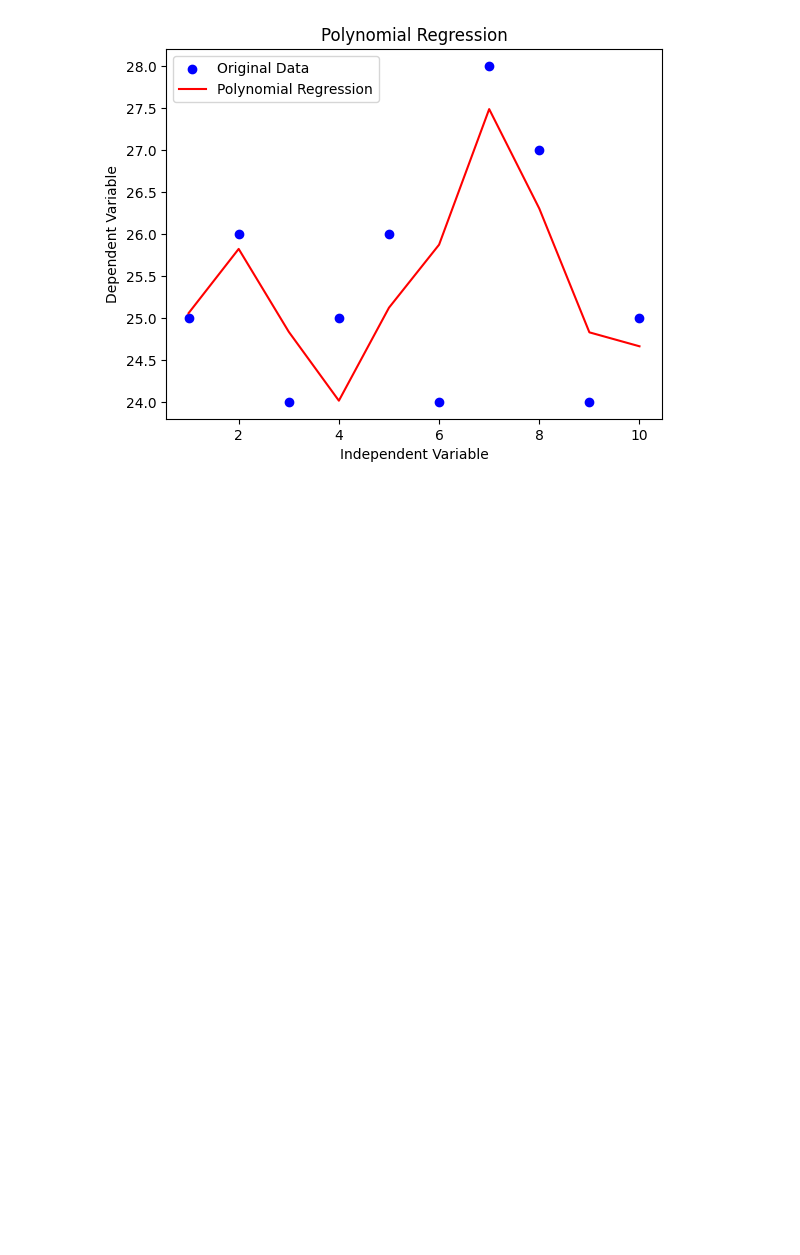
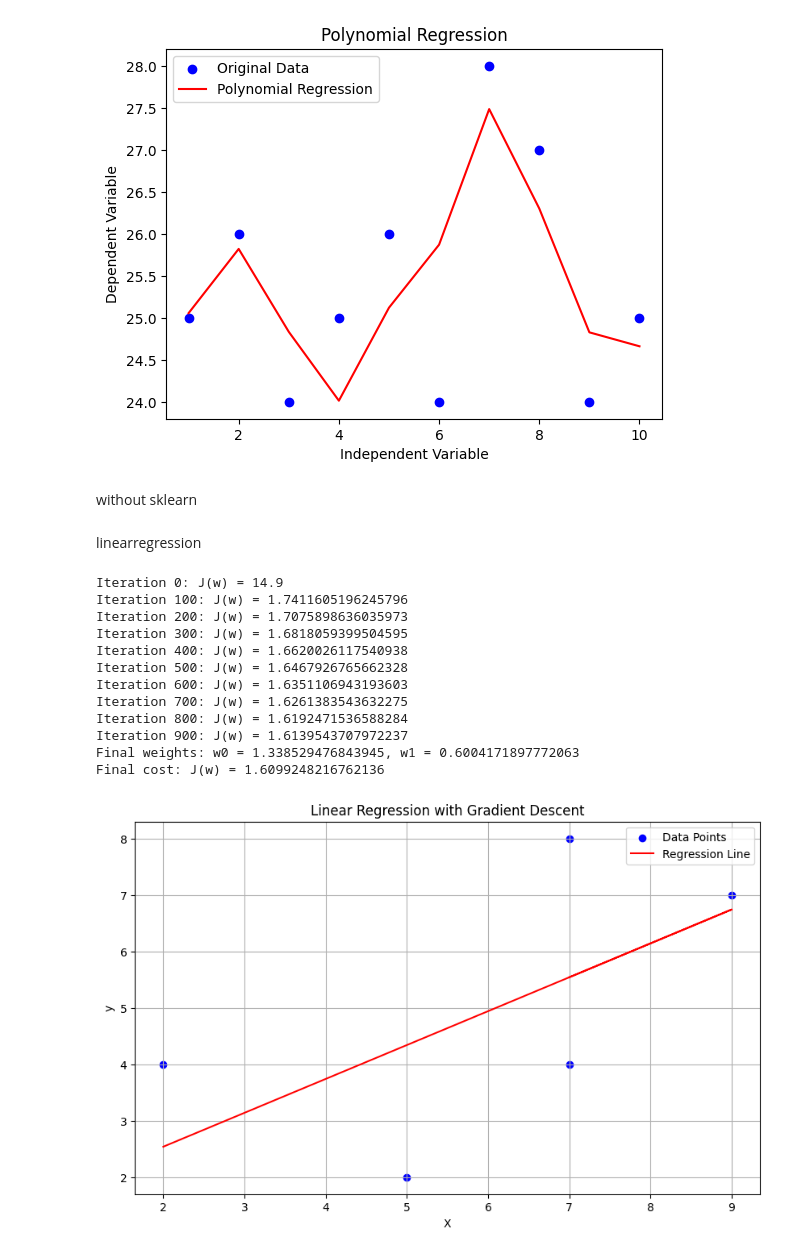
Before and after one commit to prateekshapm/machine_learning, a Jupyter notebook: Q2_linear_regression_of_all_kinds.ipynb, the cells around one changed output. Saved outputs shown, nothing was run; the diff lists cells and outputs as text; code cells hidden in the pictures; blank space fills up the shorter version.

```diff
--- a/Q2_linear_regression_of_all_kinds.ipynb
+++ b/Q2_linear_regression_of_all_kinds.ipynb
@@ -294,3 +294,72 @@ plt.title("Polynomial Regression")
 plt.show()
 # %% [output]
 [figure]
+# %% [markdown]
+without sklearn
+# %% [markdown]
+linearregression
+# %%
+import numpy as np
+import pandas as pd
+import matplotlib.pyplot as plt
+
+
+# Step 1: Load data from Excel file
+file_path = 'new.xlsx'
+data = pd.read_excel(file_path)
+X = data['X'].values
+y = data['y'].values
+
+# Step 2: Initialize model parameters
+num_iterations = 1000
+learning_rate = 0.01
+m = len(y)
+w = np.zeros(2)  # Initialize weights [w0, w1] as 0
+
+# Step 3: Implement gradient descent
+for iteration in range(num_iterations):
+    # Calculate predictions (hypothesis)
+    y_pred = w[0] + w[1] * X
+
+    # Calculate the cost (J(w))
+    cost = (1 / (2 * m)) * np.sum((y_pred - y) ** 2)
+
+    # Calculate the gradient for w0 and w1
+    gradient_w0 = (1 / m) * np.sum(y_pred - y)
+    gradient_w1 = (1 / m) * np.sum((y_pred - y) * X)
+
+    # Update weights using the gradient
+    w[0] = w[0] - learning_rate * gradient_w0
+    w[1] = w[1] - learning_rate * gradient_w1
+
+    # Print cost for every 100 iterations
+    if iteration % 100 == 0:
+        print(f'Iteration {iteration}: J(w) = {cost}')
+
+# Step 4: Print the final weights and cost
+print(f'Final weights: w0 = {w[0]}, w1 = {w[1]}')
+print(f'Final cost: J(w) = {cost}')
+
+# Step 5: Plot the data and regression line
+plt.figure(figsize=(10, 6))
+plt.scatter(X, y, label='Data Points', color='blue')
+plt.plot(X, w[0] + w[1] * X, label='Regression Line', color='red')
+plt.xlabel('X')
+plt.ylabel('y')
+plt.title('Linear Regression with Gradient Descent')
+plt.legend()
+plt.grid(True)
+# %% [output]
+Iteration 0: J(w) = 14.9
+Iteration 100: J(w) = 1.7411605196245796
+Iteration 200: J(w) = 1.7075898636035973
+Iteration 300: J(w) = 1.6818059399504595
+Iteration 400: J(w) = 1.6620026117540938
+Iteration 500: J(w) = 1.6467926765662328
+Iteration 600: J(w) = 1.6351106943193603
+Iteration 700: J(w) = 1.6261383543632275
+Iteration 800: J(w) = 1.6192471536588284
+Iteration 900: J(w) = 1.6139543707972237
+Final weights: w0 = 1.338529476843945, w1 = 0.6004171897772063
+Final cost: J(w) = 1.6099248216762136
+[figure, added]
```
Also changed, not shown: parts of 7 cells of this notebook.
